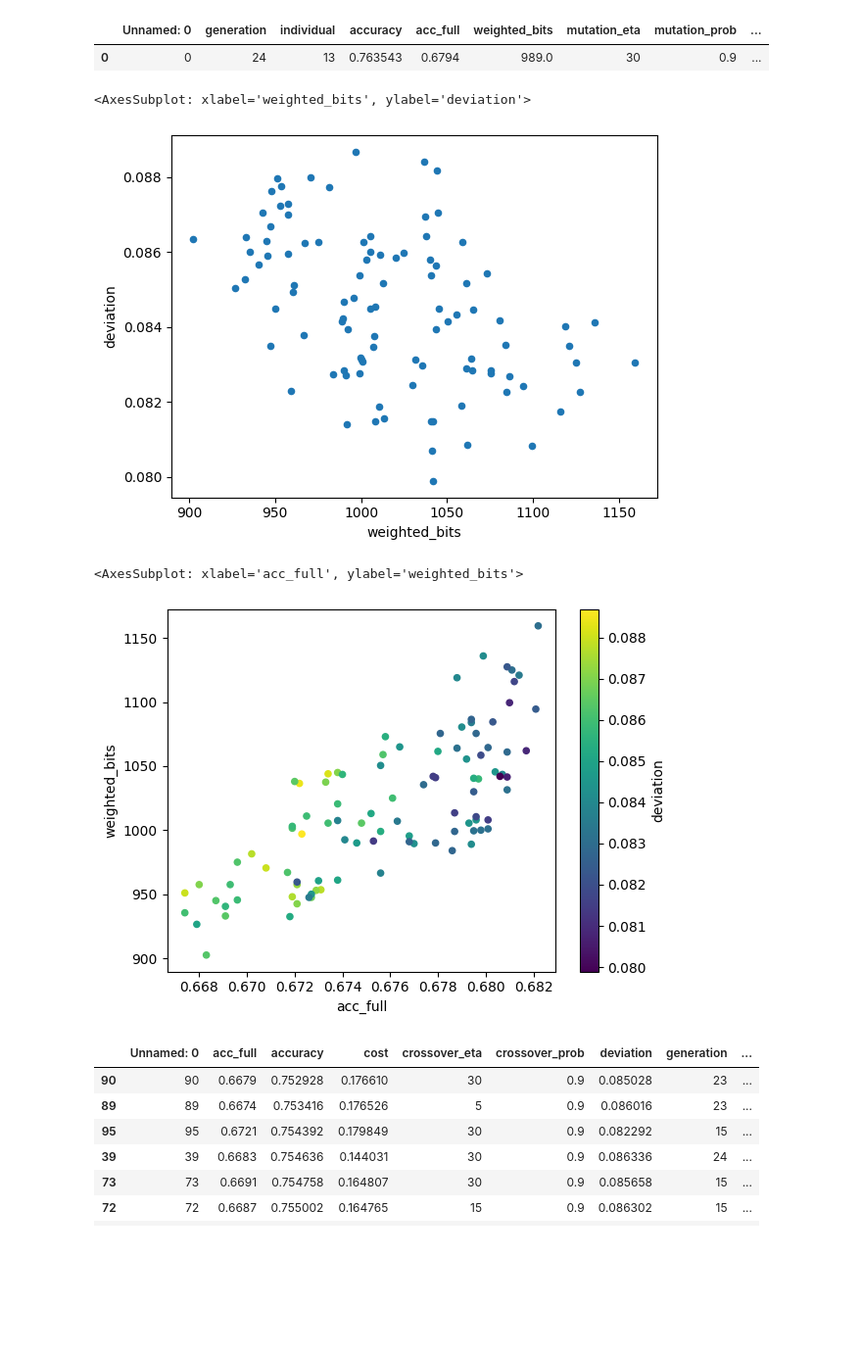
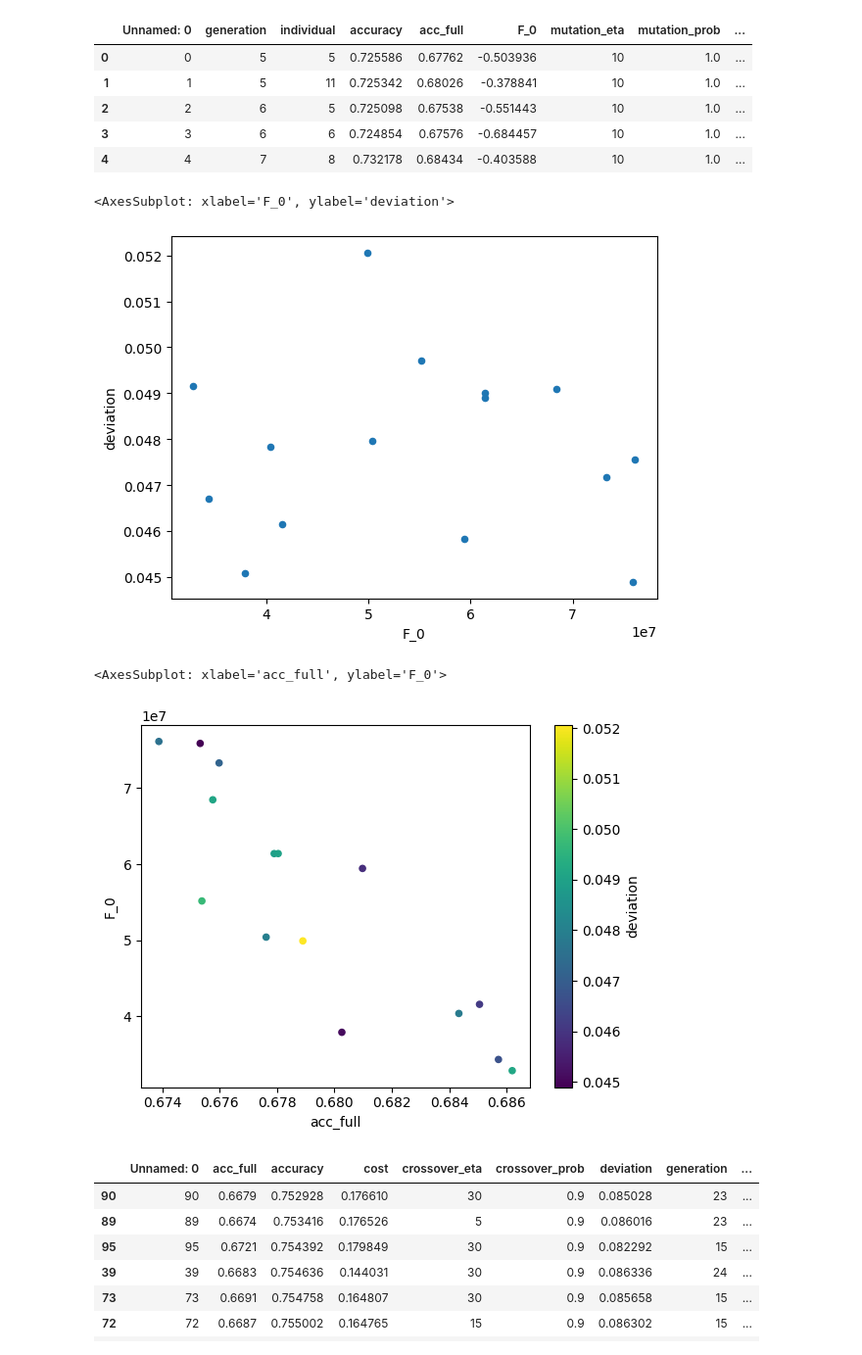
Before and after one commit to itiv-kit/dnn-model-exploration, a Jupyter notebook: doodle_scripts/evaluate_individuals.ipynb, the cells around one changed output. Shown: that part at 98% size. Saved outputs shown, nothing was run; the diff lists cells and outputs as text; code cells hidden in the pictures; blank space fills up the shorter version.

```diff
--- a/doodle_scripts/evaluate_individuals.ipynb
+++ b/doodle_scripts/evaluate_individuals.ipynb
@@ -3,26 +3,31 @@ from matplotlib import pyplot as plt
 import pandas as pd
 import os
 
-path = './results/reevaluation_results_resnet50_imagenet_2023-01-15_14-06-52.csv'
+path = 'results/reeval_sparsity_problem_resnet18_imagenet_2023-01-27_12-37.csv'
 
 df = pd.read_csv(os.path.join('..', path))
 
-df.head(1)
+df.head()
 # %% [output]
-|  | Unnamed: 0 | generation | individual | accuracy | acc_full | weighted_bits | mutation_eta | mutation_prob | ... |
-| 0 | 0 | 24 | 13 | 0.763543 | 0.6794 | 989.0 | 30 | 0.9 | ... |
+|  | Unnamed: 0 | generation | individual | accuracy | acc_full | F_0 | mutation_eta | mutation_prob | ... |
+| 0 | 0 | 5 | 5 | 0.725586 | 0.67762 | -0.503936 | 10 | 1.0 | ... |
+| 1 | 1 | 5 | 11 | 0.725342 | 0.68026 | -0.378841 | 10 | 1.0 | ... |
+| 2 | 2 | 6 | 5 | 0.725098 | 0.67538 | -0.551443 | 10 | 1.0 | ... |
+| 3 | 3 | 6 | 6 | 0.724854 | 0.67576 | -0.684457 | 10 | 1.0 | ... |
+| 4 | 4 | 7 | 8 | 0.732178 | 0.68434 | -0.403588 | 10 | 1.0 | ... |
 # %%
 df['deviation'] = df['accuracy'] - df['acc_full']
+df['F_0'] = -df['F_0'] * 100_000_000
 # %%
-df.plot(x='weighted_bits', y='deviation', kind='scatter')
+df.plot(x='F_0', y='deviation', kind='scatter')
 # %% [output]
-<AxesSubplot: xlabel='weighted_bits', ylabel='deviation'>
+<AxesSubplot: xlabel='F_0', ylabel='deviation'>
-[figure, old version]
+[figure, new version]
 # %%
-df.plot(y='weighted_bits', x='acc_full', c='deviation', colormap='viridis', kind='scatter')
+df.plot(y='F_0', x='acc_full', c='deviation', colormap='viridis', kind='scatter')
 # %% [output]
-<AxesSubplot: xlabel='acc_full', ylabel='weighted_bits'>
+<AxesSubplot: xlabel='acc_full', ylabel='F_0'>
-[figure, old version]
+[figure, new version]
 # %%
 df_sort = df.sort_values(by=['accuracy', 'deviation'])
 df_sort[df_sort.columns.difference(['bits'])].head(n=15)
```
Also changed, not shown: 8 other files.
